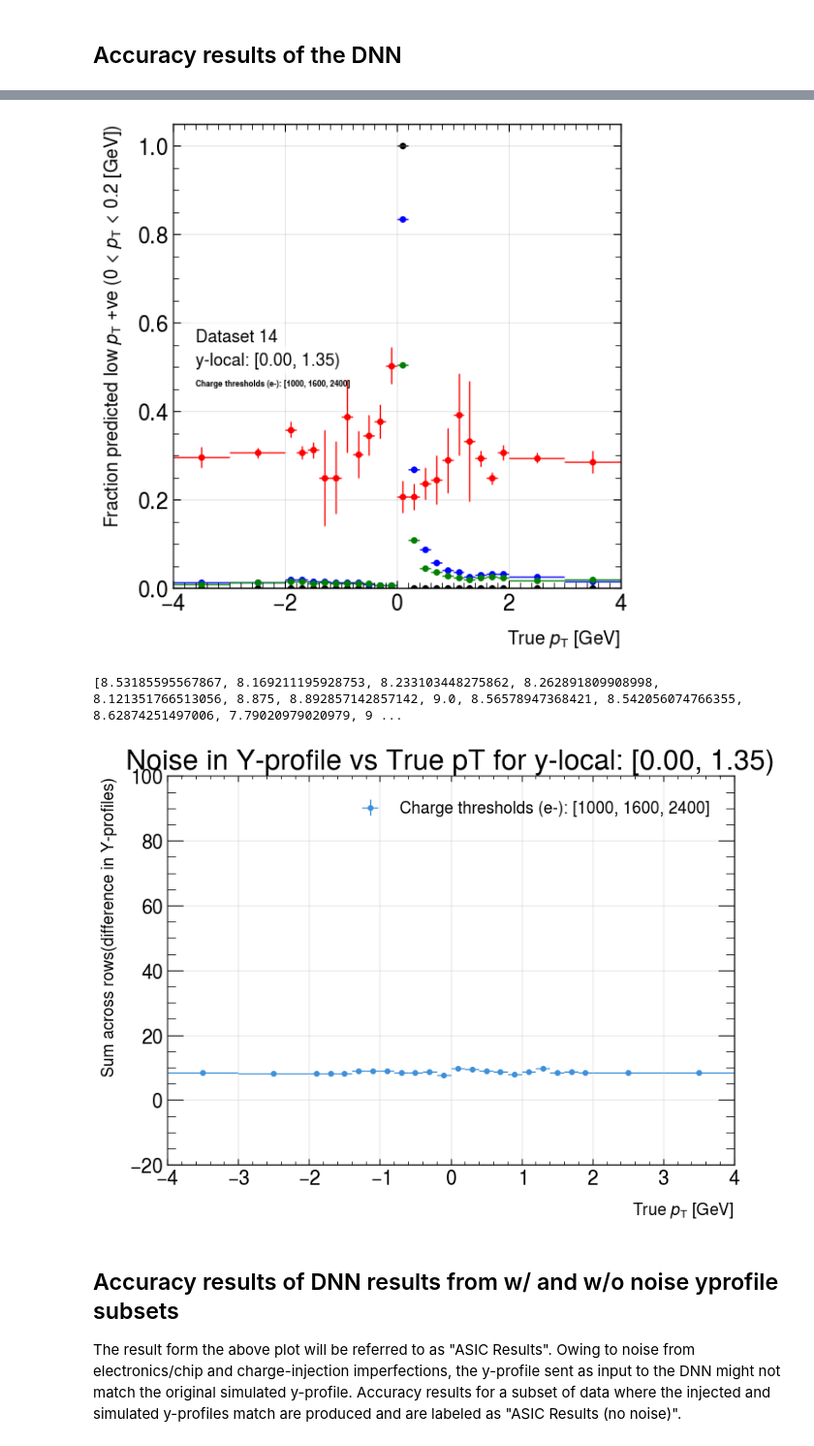
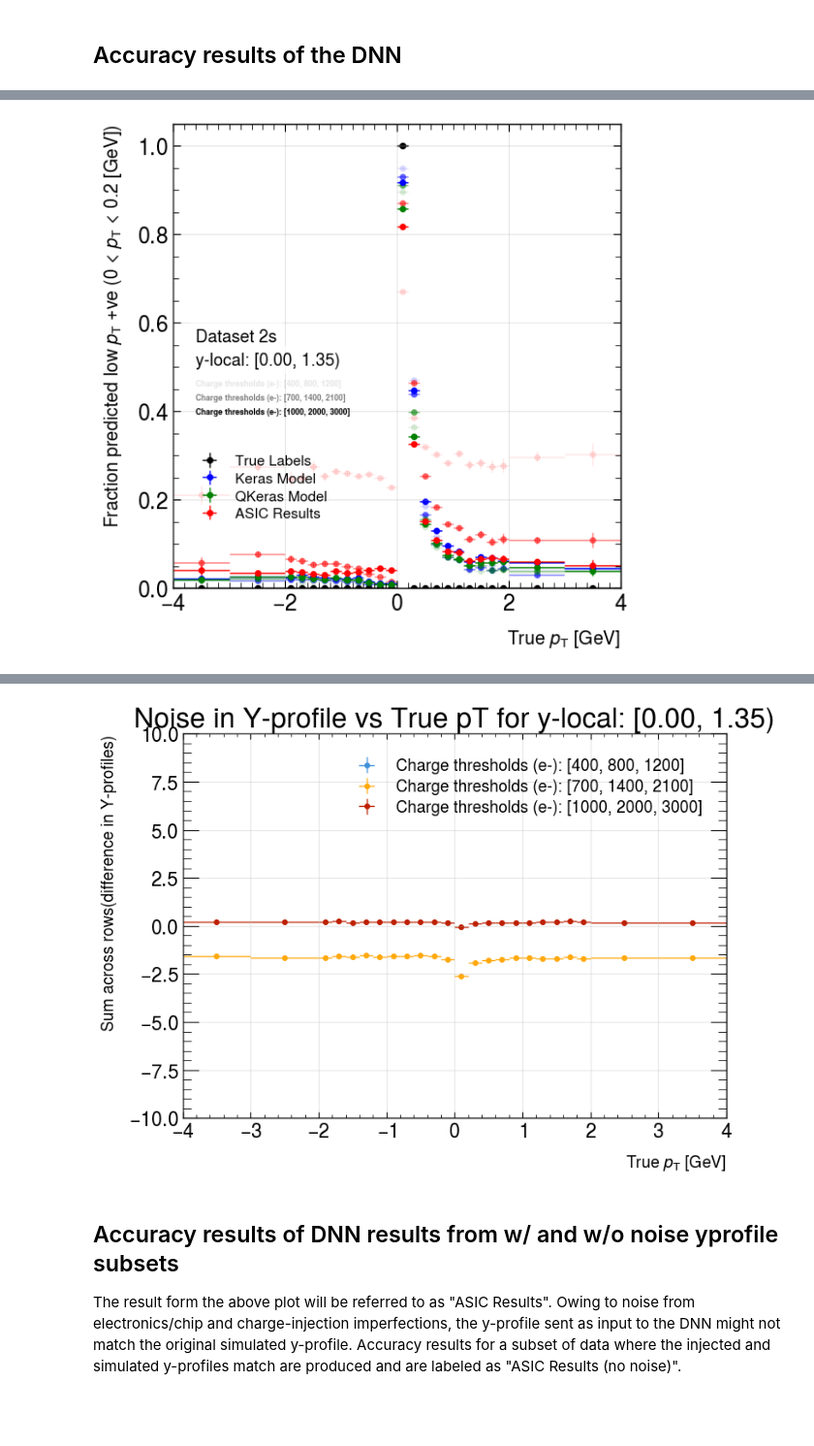
Before and after one commit to smart-pix/filter, a Jupyter notebook: model_pipeline/efficiency.ipynb, the cells around one changed output, grey strips where cells are left out. Shown at 97% size. Saved outputs shown, nothing was run; the diff lists cells and outputs as text; code cells hidden in the pictures; blank space fills up the shorter version.

```diff
--- a/model_pipeline/efficiency.ipynb
+++ b/model_pipeline/efficiency.ipynb
@@ -62,7 +63,8 @@ def yprofile_difference(pt, pt_bins, results_true, results):
             true_profiles = results_true[in_bin_extracted]  # Shape: (N, 16)
             predicted_profiles = results[in_bin_extracted]  # Shape: (N, 16)
             # Compute the event-by-event difference and sum across 16 rows
-            event_differences = np.sum(np.abs(true_profiles - predicted_profiles), axis=1)  # Shape: (N,)
+            # event_differences = np.sum(np.abs(true_profiles - predicted_profiles), axis=1)  # Shape: (N,) # Remove abs because scan-chain yprofile can be lower than the true yprofile (DS, 6May26)
+            event_differences = np.sum(true_profiles - predicted_profiles, axis=1)
 
             # Average the summed differences for the current bin
             average_difference = np.mean(event_differences)
@@ -87,7 +89,7 @@ def efficiency_error(eff, N):
 ## Load DNN results and y-profiles
 Once the readout.csv is produced, it is passed to CMSPIX_DAQ/lab_analysis/dynamic_parseDNNresults.py to obtain final_results.npy (DNN results in 0/1/2 format).
 # %%
-confs = config.confs_TB1Chip23_BDtuning4_noiseRetrained #config.confs_TB1Chip23_BDtuning4 #config.confs_TB1_BDtuning4_TS20 # confs_TB1_ABtuning # confs_TB1_BDtuning #
+confs = config.confs_TB1Chip23_HLEVtuned #config.confs_TB1Chip23_BDtuning4 #config.confs_TB1_BDtuning4_TS20 # confs_TB1_ABtuning # confs_TB1_BDtuning #
 
 save_dir = 'newFNALmodels/'
 # save_dir = 'tmp_Noise2400e-/newFNALmodels/'
@@ -96,7 +98,8 @@ if not os.path.exists(save_dir):
 suffix = ""
 # suffix = 'model1'
 
-datadir = f"/asic/projects/C/CMS_PIX_28/dshekar/filter/model_pipeline/tmp_16x16_centeredIncidence"
+datadir = f"/asic/projects/C/CMS_PIX_28/dshekar/filter/model_pipeline/tmp_16x16_hlevOptimized"
+# datadir = f"/asic/projects/C/CMS_PIX_28/dshekar/filter/model_pipeline/tmp_16x16_centeredIncidence"
 # datadir = f"/asic/projects/C/CMS_PIX_28/dshekar/filter/model_pipeline/tmp_21x13"
 
 for conf in confs:
@@ -109,7 +112,14 @@ for conf in confs:
     conf["keras_predictions"] = np.argmax(conf["keras_predictions"], axis=1)
     conf["qkeras_predictions"] = np.load(os.path.join(dir, "qkeras_predictions.npy"))
     conf["qkeras_predictions"] = np.argmax(conf["qkeras_predictions"], axis=1)
-    conf["asic_predictions"] = np.load(conf["asic_path"])
+    # conf["asic_predictions"] = np.load(conf["asic_path"])
+    if conf["asic_path"].endswith('.csv'):
+        # Trying to plot the dnn_RTL_out.csv to see if
+        temp = pd.read_csv(conf["asic_path"], header=None).values.flatten()  # 1D array
+        # temp = np.append(temp, 3)  # append a single value
+        conf["asic_predictions"] = temp
+    elif conf["asic_path"].endswith('.npy'):
+        conf["asic_predictions"] = np.load(conf["asic_path"])
     conf["asic_yprofiles"] = np.loadtxt(conf["asic_yprofiles_path"], delimiter=",")
     conf["noise_yprofile"] = []
     print(conf["asic_predictions"].shape)
@@ -146,7 +158,7 @@ bin_widths = np.diff(pt_bins)
 
 # binNumberList = range(len(bins) - 1) # full range
 binNumberList = [6] # just the 0th bin, as chosen by Giuseppe
-label_names = ['high $p_{\mathrm{T}}$ (abs($p_{\mathrm{T}}$) > 0.2 [GeV])', 'low $p_{\mathrm{T}}$ -ve (-0.2 < $p_{\mathrm{T}}$ < 0 [GeV])', 'low $p_{\mathrm{T}}$ +ve (0 < $p_{\mathrm{T}}$ < 0.2 [GeV])']  # replace with your label meaning
+label_names = [r'high $p_{\mathrm{T}}$ (abs($p_{\mathrm{T}}$) > 0.2 [GeV])', r'low $p_{\mathrm{T}}$ -ve (-0.2 < $p_{\mathrm{T}}$ < 0 [GeV])', r'low $p_{\mathrm{T}}$ +ve (0 < $p_{\mathrm{T}}$ < 0.2 [GeV])']  # replace with your label meaning
 DNNlabels = [0,1,2]
 for bin_number in binNumberList:
     ylocal_min = bins[bin_number]
@@ -154,7 +166,7 @@ for bin_number in binNumberList:
     for iL in DNNlabels:
         fig, ax = plt.subplots(figsize=(6,6))
 
-        ax.text(0.05, 0.56, f"Dataset 14", transform=ax.transAxes, fontsize=13, verticalalignment='top', bbox=dict(facecolor='white', alpha=0.7, edgecolor='none'))
+        ax.text(0.05, 0.56, f"Dataset 2s", transform=ax.transAxes, fontsize=13, verticalalignment='top', bbox=dict(facecolor='white', alpha=0.7, edgecolor='none'))
         ax.text(0.05, 0.51, f"y-local: [{ylocal_min:.2f}, {ylocal_max:.2f})", transform=ax.transAxes, fontsize=13, verticalalignment='top', bbox=dict(facecolor='white', alpha=0.7, edgecolor='none'))
         # ax.text(0.05, 0.48, f"Label {iL}: {label_names[iL]}", transform=ax.transAxes, fontsize=12, verticalalignment='top', bbox=dict(facecolor='white', alpha=0.7, edgecolor='none'))
 
@@ -170,6 +182,8 @@ for bin_number in binNumberList:
             print(f"")
             print("Dataset: ",conf["qm_charge_levels"],", size of asic results = ", conf["asic_predictions"].shape, ", total size of dataset = ", mask.sum())
             # return np.array(acc0), np.array(acc0_errs), np.array(acc1), np.array(acc1_errs), np.array(acc2), np.array(acc2_errs), signal_efficiency, background_rejection, data_reduction
+            print(f"Truth level signal efficiency = {true_res_bin[2*len(DNNlabels)] * 100:.2f}%, background rejection = {true_res_bin[2*len(DNNlabels)+1] * 100:.2f}%, data reduction = {true_res_bin[2*len(DNNlabels)+1] * 100:.2f}%")
+            print(f"Keras signal efficiency = {keras_res_bin[2*len(DNNlabels)] * 100:.2f}%, background rejection = {keras_res_bin[2*len(DNNlabels)+1] * 100:.2f}%, data reduction = {keras_res_bin[2*len(DNNlabels)+1] * 100:.2f}%")
             print(f"QKeras signal efficiency = {qkeras_res_bin[2*len(DNNlabels)] * 100:.2f}%, background rejection = {qkeras_res_bin[2*len(DNNlabels)+1] * 100:.2f}%, data reduction = {qkeras_res_bin[2*len(DNNlabels)+1] * 100:.2f}%")
 
             print(f"ASIC signal efficiency = {asic_res_bin[2*len(DNNlabels)] * 100:.2f}%, background rejection = {asic_res_bin[2*len(DNNlabels)+1] * 100:.2f}%, data reduction = {asic_res_bin[2*len(DNNlabels)+1] * 100:.2f}%")
@@ -206,14 +220,14 @@ for bin_number in binNumberList:
                 json.dump(all_results, f, indent=2)
 
             # plot settings
-            light = (conf["qm_charge_levels"] == [400, 1600, 2400])
-            light2 = (conf["qm_charge_levels"] == [700, 1600, 2400])
-            dark = (conf["qm_charge_levels"] == [300, 1600, 2400])
-            # alpha = 1
-            # if light: alpha = 0.2  # make the first configuration more transparent
-            # if light2: alpha = 0.5  # make the second configuration more transparent
-            alpha = conf["qm_charge_levels"][0]/1000
-            if conf["qm_charge_levels"][0]==300: alpha = 1
+            light2 = (conf["qm_charge_levels"] == [400, 800, 1200])
+            light = (conf["qm_charge_levels"] == [700, 1400, 2100])
+            dark = (conf["qm_charge_levels"] == [1000, 2000, 3000])
+            alpha = 1
+            if light2: alpha = 0.1  # make the first configuration more transparent
+            if light: alpha = 0.5  # make the second configuration more transparent
+            # alpha = conf["qm_charge_levels"][0]/1000
+            # if conf["qm_charge_levels"][0]==400: alpha = 1
             labels = [ "True Labels", "Keras Model", "QKeras Model", "ASIC Results"]
             if not dark:
                 labels = ["" for _ in labels]  # hide labels for the first configuration
@@ -250,7 +264,7 @@ for bin_number in binNumberList:
     plt.xlabel(r'True $p_{\mathrm{T}}$ [GeV]')
     plt.ylabel("Sum across rows(difference in Y-profiles)")
     plt.grid(True, alpha=0.3)
-    plt.ylim(-20,100)
+    plt.ylim(-10,10)
     plt.title(f"Noise in Y-profile vs True pT for y-local: [{ylocal_min:.2f}, {ylocal_max:.2f})")
     plt.legend()
     plt.tight_layout()
@@ -273,0 +335 @@ No artists with labels found to put in legend.  Note that artists whose label st
+[figure, new version]
@@ -282,6 +339,4 @@ ASIC signal efficiency = 70.81%, background rejection = 30.42%, data reduction =
-[figure, old version]
-[8.53185595567867, 8.169211195928753, 8.233103448275862, 8.262891809908998, 8.121351766513056, 8.875, 8.892857142857142, 9.0, 8.56578947368421, 8.542056074766355, 8.62874251497006, 7.79020979020979, 9 ...
-[figure, old version]
+[figure, new version]
 # %% [markdown]
 ## Accuracy results of DNN results from  w/ and w/o noise yprofile subsets
 The result form the above plot will be referred to as "ASIC Results".
```
Also changed, not shown: parts of 4 cells of this notebook, 7 other files.
